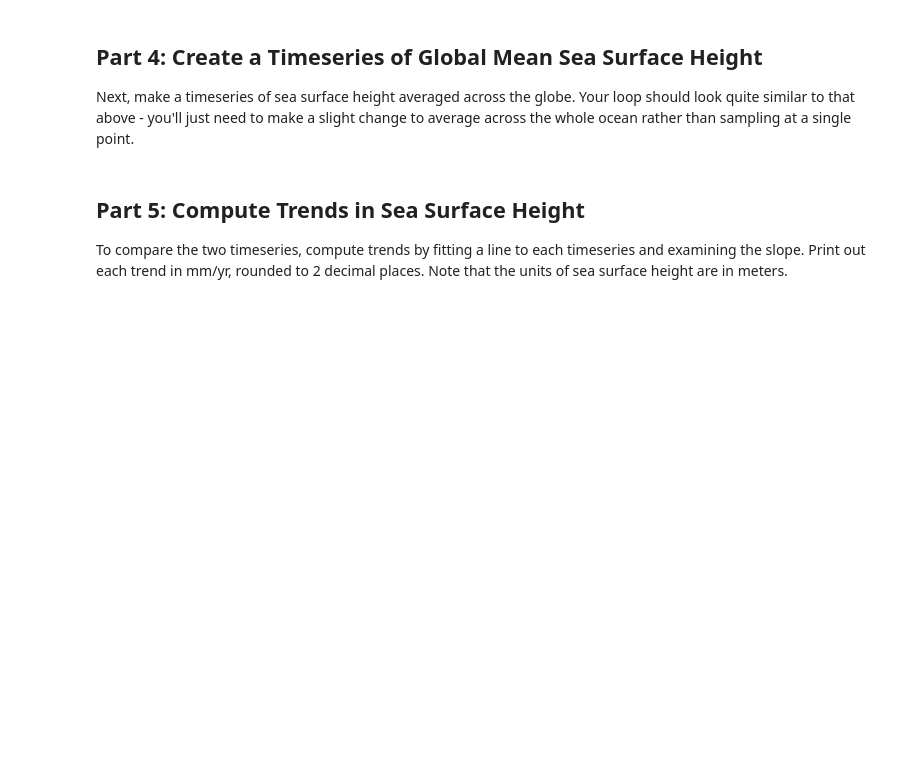
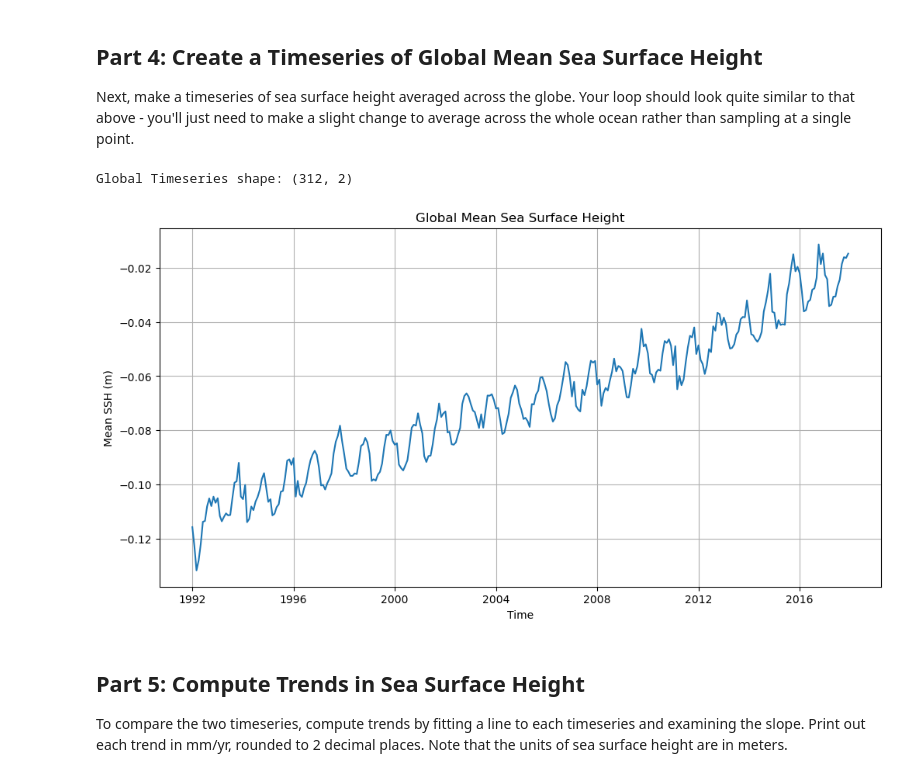
Before and after one commit to Shruichan/cs185c_spring2025, a Jupyter notebook: homework/homework_4/HW4 Sea Level Rise.ipynb, the cells around one changed output. Saved outputs shown, nothing was run; the diff lists cells and outputs as text; code cells hidden in the pictures; blank space fills up the shorter version.

```diff
--- a/homework/homework_4/HW4 Sea Level Rise.ipynb
+++ b/homework/homework_4/HW4 Sea Level Rise.ipynb
@@ -55,8 +198,41 @@ Next, make a timeseries of sea surface height averaged across the globe. Your lo
 # %%
 # create a timeseries of the global mean ssh by looping through all of the ssh files
 # each time through the loop, take the mean of the ssh grid at the row and column identified above
 # when you take the mean, be sure to exclude 0 values, which pertain to land
 # your timeseries should be an (N,2) array with time in the first column and ssh values in the second
+
+global_timeseries = []
+
+for year in range(1992, 2018):
+    for month in range(1, 13):
+        file_path = os.path.join(
+            ssh_folder,'ECCO','Version4','Release4','interp_monthly','SSHDYN',f'SSHDYN_{year}_{month:02d}.nc'
+        )
+        ds = xr.open_dataset(file_path, decode_times=False)
+        ssh = np.array(ds['SSHDYN'])
+        ds.close()
+        ssh_field = ssh[0, :, :]
+        ocean_values = ssh_field[ssh_field != 0]
+        global_mean = np.mean(ocean_values)
+        date = np.datetime64(f'{year}-{month:02d}-01')
+        global_timeseries.append([date, global_mean])
+
+
+
+global_timeseries = np.array(global_timeseries)
+print("Global Timeseries shape:", global_timeseries.shape)
+
+# Plot the timeseries
+plt.figure(figsize=(12, 6))
+plt.plot(global_timeseries[:, 0], global_timeseries[:, 1])
+plt.title("Global Mean Sea Surface Height")
+plt.xlabel("Time")
+plt.ylabel("Mean SSH (m)")
+plt.grid(True)
+plt.show()
+# %% [output]
+Global Timeseries shape: (312, 2)
+[figure, added]
 # %% [markdown]
 ## Part 5: Compute Trends in Sea Surface Height
 To compare the two timeseries, compute trends by fitting a line to each timeseries and examining the slope. Print out each trend in mm/yr, rounded to 2 decimal places. Note that the units of sea surface height are in meters.
```
Also changed, not shown: parts of 11 cells of this notebook.
